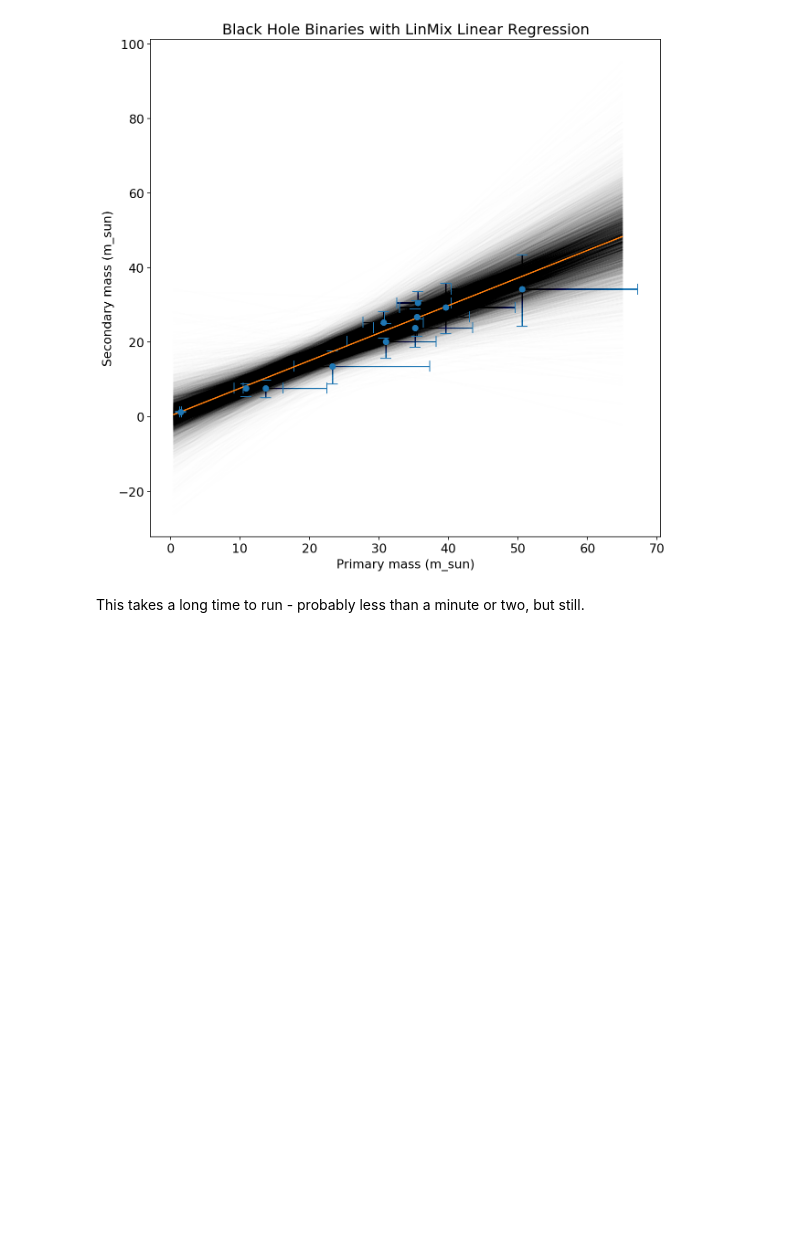
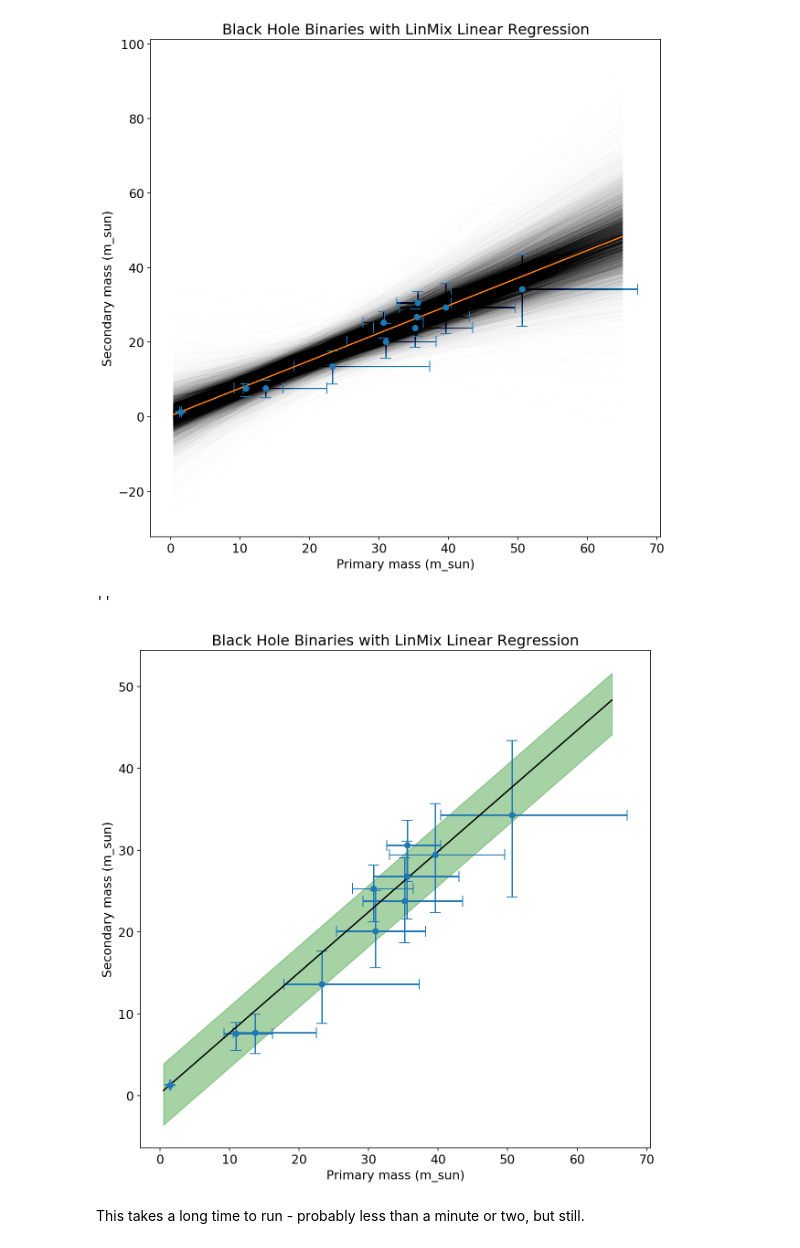
Before and after one commit to charlotteolsen/astrostats_GWproject, a Jupyter notebook: GW_project_massplots.ipynb, the cells around one changed output. Saved outputs shown, nothing was run; the diff lists cells and outputs as text; code cells hidden in the pictures; blank space fills up the shorter version.

```diff
--- a/GW_project_massplots.ipynb
+++ b/GW_project_massplots.ipynb
@@ -323,6 +334,28 @@ plt.savefig('confident_masses_linmix_all.pdf');
 # %% [output]
 ''
 [figure]
+# %%
+xplot = np.linspace(.5,65,50)
+
+fig = plt.figure(figsize = (10,10))
+
+plt.errorbar(p_mass,s_mass, xerr = (p_dnerr,p_uperr), yerr = (s_dnerr,s_uperr),
+             label = 'Progenitors', linestyle = '', capsize = 6, marker = 'o')
+
+plt.plot(xplot,xplot*slopes+zeropoints, color = 'k')
+plt.fill_between(xplot,(xplot*slopes-zeropoints)-scatters,y2=(xplot*slopes-zeropoints)+scatters
+                 ,color='g', alpha=0.35 )
+#small error bars
+
+plt.xlabel('Primary mass (m_sun)')
+plt.ylabel('Secondary mass (m_sun)')
+plt.title('Black Hole Binaries with LinMix Linear Regression')
+#plt.legend()
+plt.savefig('confident_masses_linmix_all.pdf');
+;
+# %% [output]
+''
+[figure, added]
 # %% [markdown]
 This takes a long time to run - probably less than a minute or two, but still.
 # %%
```
Also changed, not shown: parts of 10 cells of this notebook.
